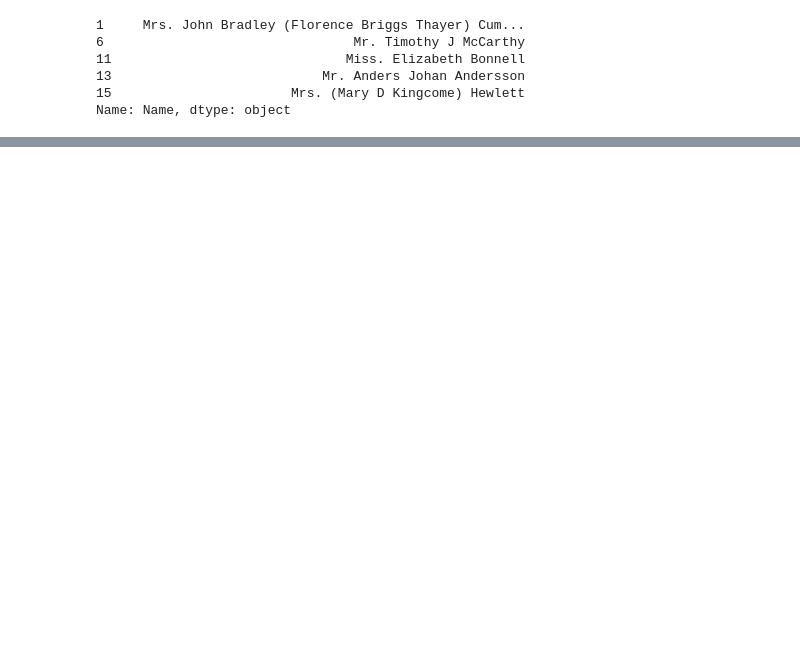
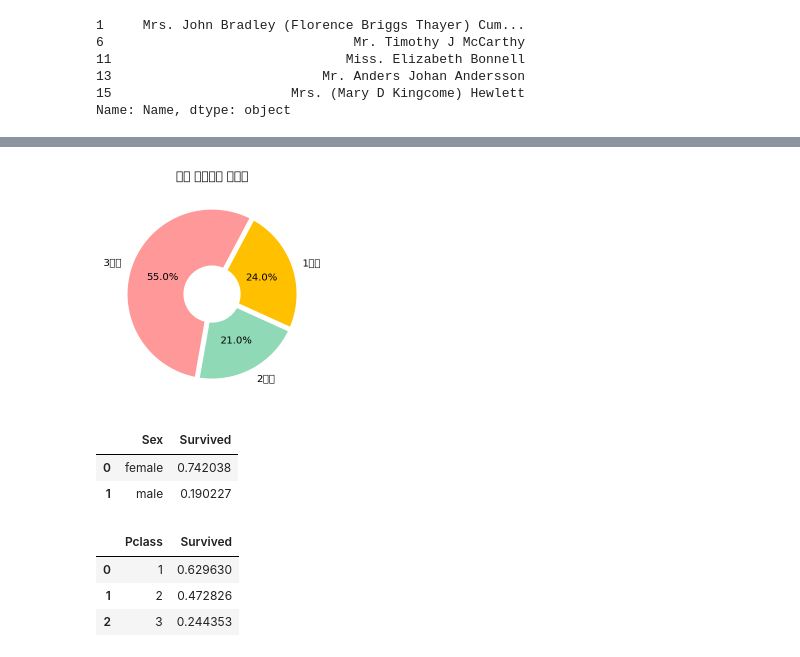
Before and after one commit to cabbi120101/TIL, a Jupyter notebook: Titanic.ipynb, the cells around one changed output, grey strips where cells are left out. Cells and saved outputs as stored; diff of their text form; code cells hidden in the pictures; blank space fills up the shorter version.

```diff
--- a/Titanic.ipynb
+++ b/Titanic.ipynb
@@ -80,0 +120,28 @@ Name: Name, dtype: object
+# %%
+ratio = [55, 24, 21]
+labels = ['3등실', '1등실', '2등실']
+colors = ['#ff9999', '#ffc000', '#8fd9b6']
+wedgeprops={'width': 0.7, 'edgecolor': 'w', 'linewidth': 5}
+
+plt.pie(ratio, labels=labels, autopct='%.1f%%', startangle=260, counterclock=False, colors=colors, wedgeprops=wedgeprops)
+plt.title('객실 클래스별 탑승율')
+plt.show()
+# %% [output]
+[figure, added]
+# %%
+# 생존자 수와 성별과의 연관성 확인
+
+df[['Sex','Survived']].groupby('Sex', as_index = False).mean()
+# %% [output]
+|  | Sex | Survived |
+| 0 | female | 0.742038 |
+| 1 | male | 0.190227 |
+# %%
+# 탑승구역과 생존자 수의 연관성 확인
+
+df[['Pclass', 'Survived']].groupby(['Pclass'], as_index = False).mean()
+# %% [output]
+|  | Pclass | Survived |
+| 0 | 1 | 0.629630 |
+| 1 | 2 | 0.472826 |
+| 2 | 3 | 0.244353 |
```
Also changed, not shown: parts of 6 cells of this notebook.
